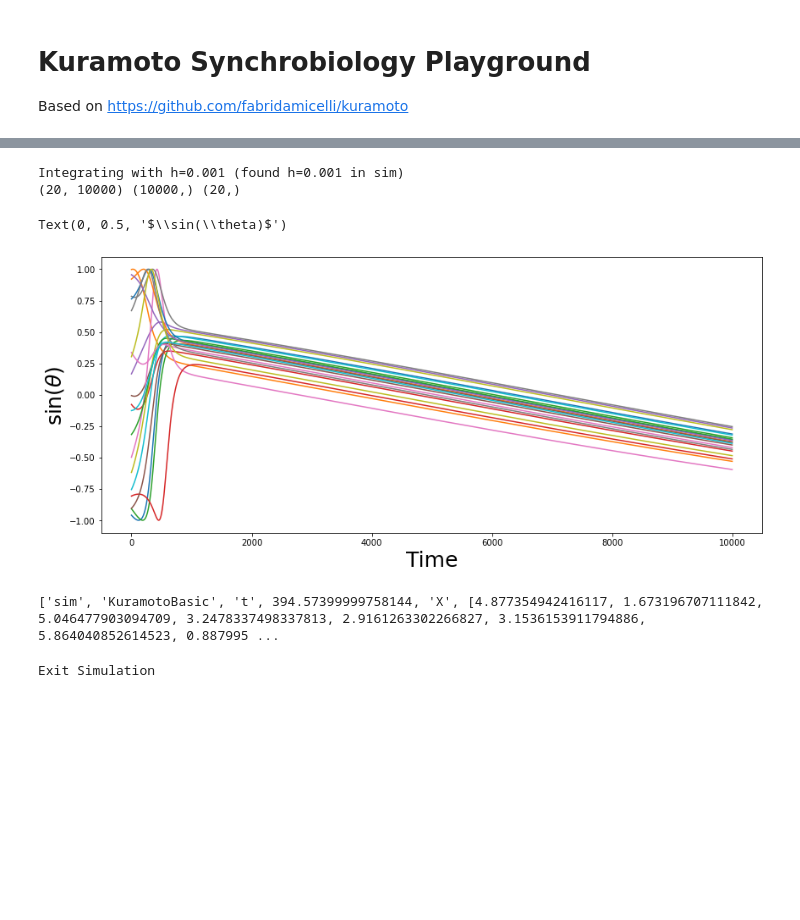
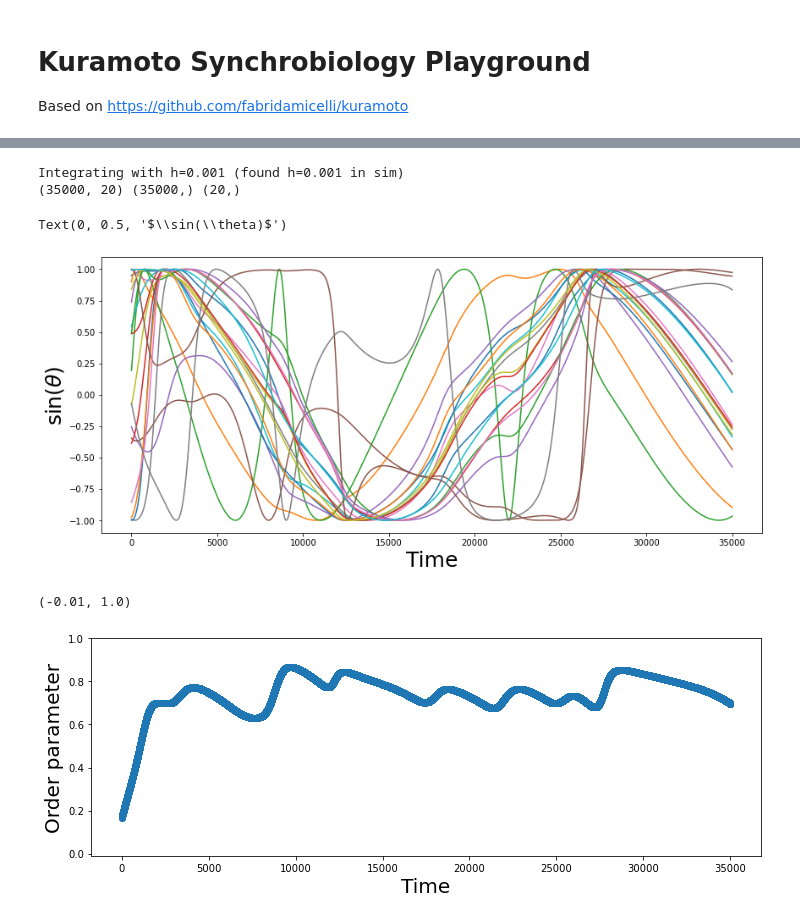
Before and after one commit to jreus/kuramoto, a Jupyter notebook: simulations/Kuramoto Lab.ipynb, the cells around one changed output, grey strips where cells are left out. Saved outputs shown, nothing was run; the diff lists cells and outputs as text; code cells hidden in the pictures; blank space fills up the shorter version.

```diff
--- a/simulations/Kuramoto Lab.ipynb
+++ b/simulations/Kuramoto Lab.ipynb
@@ -95,6 +103,27 @@ def kuramoto_derivative(X, t, sim):
     return dXdt
 
 sim.dXfunc = kuramoto_derivative
+# %%
+# Choose Simulation Parameters
+
+sim.k_coupling = 0.2    # global coupling constant, typical values 0.4-2.0
+sim.n_nodes = 20         # number of oscillator / nodes
+sim.natural_frequencies = np.random.normal(size=sim.n_nodes)  # normal distribution of natural frequencies
+fc_graph = nx.erdos_renyi_graph(n=sim.n_nodes, p=0.5)          # fully connected matrix of connectivity
+sim.connectivity_matrix = nx.to_numpy_array(fc_graph)
+sim.X0 = 2 * np.pi * np.random.random(size=sim.n_nodes)       # random initial positions
+sim.X = sim.X0
+tmax = 35.               # simulation length in seconds
+
+
+# sim.k_coupling = 0.10
+# sim.n_nodes = 20
+# sim.natural_frequencies = np.random.normal(size=sim.n_nodes)
+# fc_graph = nx.erdos_renyi_graph(n=sim.n_nodes, p=1.)
+# sim.connectivity_matrix = nx.to_numpy_array(fc_graph)
+# sim.X0 = 2 * np.pi * np.random.random(size=sim.n_nodes)
+# sim.X = sim.X0
+# tmax = 10.
 # %%
 # Plot the results using integrate.odeint - this is what we should expect to happen in real-time using Euler
 
@@ -139,4 +142,0 @@ Text(0, 0.5, '$\\sin(\\theta)$')
-# %%
-# Keeping track of Cool initial values...
-sim.initial_positions = [5.78654724, 5.4724832 , 6.08642436, 3.19053921, 4.11811814, 1.1861428 , 1.05893974, 1.70789335, 1.19946118, 1.01440345]
-sim.initial_positions
@@ -191,34 +143,33 @@ async def sim_task():
 # %%
-# Using iterative Euler Method
+# Using iterative Euler Method (compare this against the results from odeint for sanity)
 
 # Adjusting the step size h is very important here
-# need a smaller step size for accurate integration on curvy signals
-# this makes the computational cost much higher, also potentially gives accumulated error over time...
-# trade off a small h against euler_steps_per_message to keep from sending too many OSC messages
-# TODO: Alternatively, if such high resolution is needed, send blocks of the time series as a single message
-# sim.h = 0.001
-# euler_steps_per_message = 100
-# message_rate = 0.1
+#   need a smaller step size for accurate integration on curvy signals
+#   this makes the computational cost much higher, also potentially gives accumulated error over time...
+#   trade off a small h against euler_steps_per_message to keep from sending too many OSC messages
+
 t = np.arange(0., tmax, step=sim.h)
 sim.X = sim.X0
 
 # Integrate for Nt steps
-res = euler_integrate(sim.dXfunc, sim.X, t, sim)
-res = res.T
-print(res.shape, t.shape, sim.X.shape)
+res_eul = euler_integrate(sim.dXfunc, sim.X, t, sim)
+print(res_eul.shape, t.shape, sim.X.shape)
 _, ax = plt.subplots(figsize=(14, 6))
-ax.plot(np.sin(res.T))
+ax.plot(np.sin(res_eul))
 ax.set_xlabel('Time', fontsize=25)
 ax.set_ylabel(r'$\sin(\theta)$', fontsize=25)
 # %% [output]
 Integrating with h=0.001 (found h=0.001 in sim)
-(20, 10000) (10000,) (20,)
+(35000, 20) (35000,) (20,)
 Text(0, 0.5, '$\\sin(\\theta)$')
-[figure, old version]
+[figure, new version]
-['sim', 'KuramotoBasic', 't', 394.57399999758144, 'X', [4.877354942416117, 1.673196707111842, 5.046477903094709, 3.2478337498337813, 2.9161263302266827, 3.1536153911794886, 5.864040852614523, 0.887995 ...
-# %%
-# Stop the simulation...
-run_simulation=False
-osc_client.send_message(osc_msg_address, ["volume", 0]); # mute sonification
-# %% [output]
-Exit Simulation
+# %%
+# Plot phase coherence over time
+_, ax = plt.subplots(figsize=(12, 4))
+ax.plot([phase_coherence(vec) for vec in res_ode], 'o')
+ax.set_ylabel('Order parameter', fontsize=20)
+ax.set_xlabel('Time', fontsize=20)
+ax.set_ylim((-0.01, 1))
+# %% [output]
+(-0.01, 1.0)
+[figure, added]
```
Also changed, not shown: parts of 26 cells of this notebook, 1 other file.
